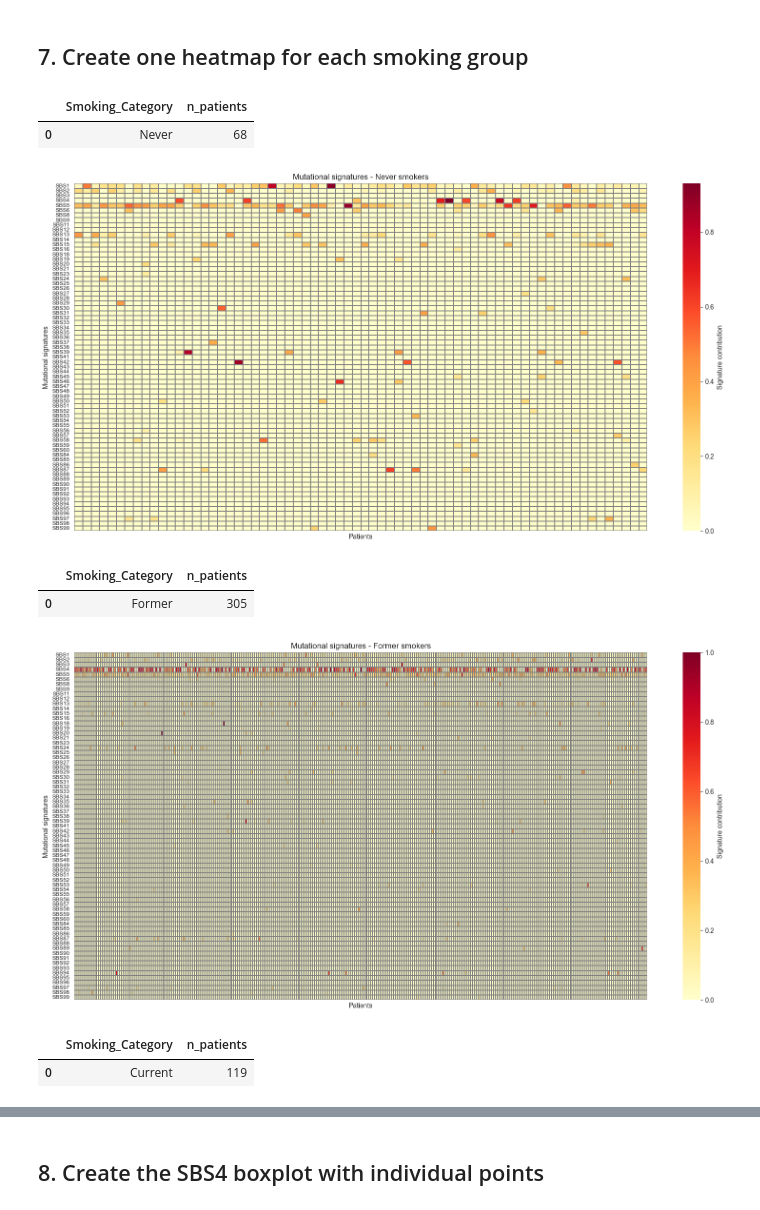
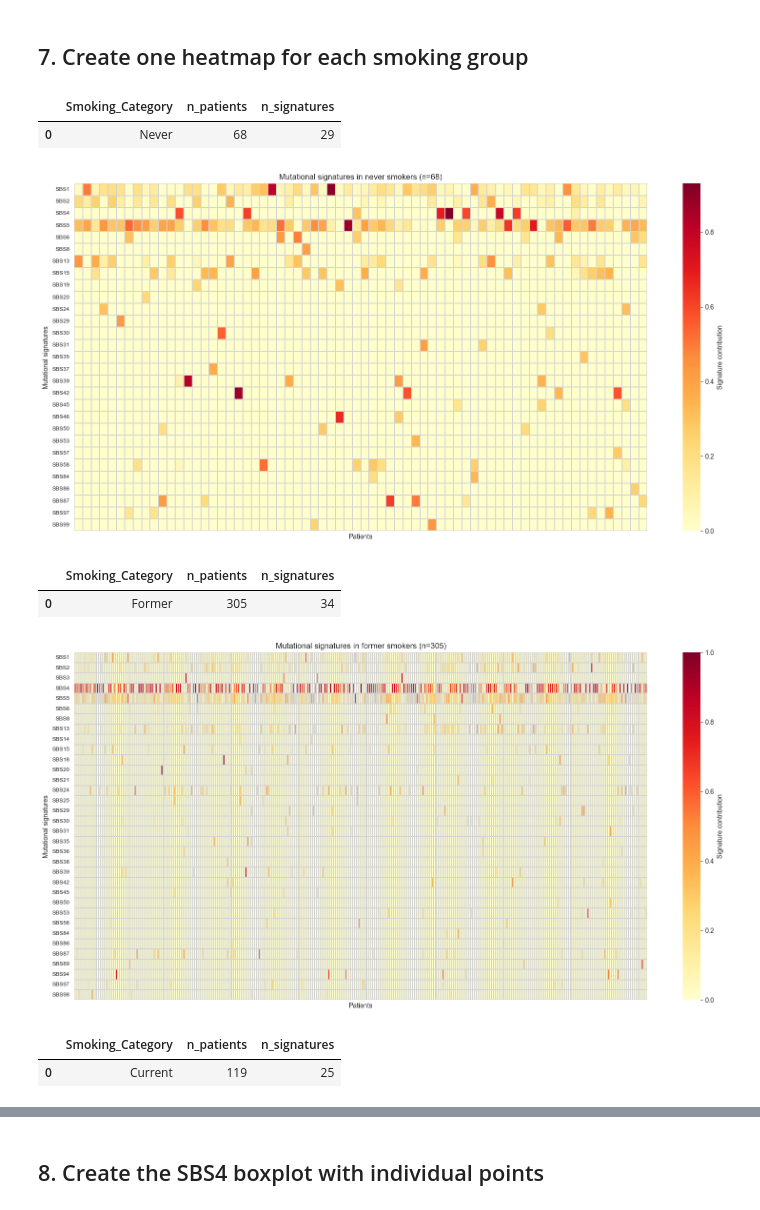
Before and after one commit to MiJen27/tcga-luad-smoking-signatures, a Jupyter notebook: 04_unsupervised_signature_plots.ipynb, the cells around one changed output, grey strips where cells are left out. Saved outputs shown, nothing was run; the diff lists cells and outputs as text; code cells hidden in the pictures.

```diff
--- a/04_unsupervised_signature_plots.ipynb
+++ b/04_unsupervised_signature_plots.ipynb
@@ -94,9 +94,11 @@ display(activities_df.iloc[:5, :10])
 # %% [markdown]
 ## 3. Create all sample heatmap
 # %%
+activities_df_clean = activities_df.loc[activities_df.fillna(0).sum(axis=1) > 0]
+
 plt.figure(figsize=(18, 8))
 ax = sns.heatmap(
-    activities_df.T,
+    activities_df_clean.T,
     cmap="YlOrRd",
     linewidths=0,
     xticklabels=False,
@@ -203,48 +205,56 @@ display(patient_level.iloc[:5, :12])
 # %% [markdown]
 ## 7. Create one heatmap for each smoking group
 # %%
+threshold = 0.2
+
 for category in ["Never", "Former", "Current"]:
     subset = patient_level[patient_level["Smoking_Category"] == category]
 
     if subset.empty:
         continue
 
     heatmap_data = subset[sbs_cols].T
     heatmap_data = heatmap_data.loc[:, heatmap_data.sum(axis=0) > 0]
 
+    # keep only signatures that are above threshold in at least one patient
+    heatmap_data = heatmap_data.loc[heatmap_data.max(axis=1) > threshold]
+
+    n_patients = heatmap_data.shape[1]
+
     display(
         pd.DataFrame({
             "Smoking_Category": [category],
-            "n_patients": [heatmap_data.shape[1]],
+            "n_patients": [n_patients],
+            "n_signatures": [heatmap_data.shape[0]],
         })
     )
 
     plt.figure(figsize=(16, 8))
     ax = sns.heatmap(
         heatmap_data,
         cmap="YlOrRd",
-        linewidths=0.2,
-        linecolor="gray",
+        linewidths=0.05,
+        linecolor="lightgray",
         cbar_kws={"label": "Signature contribution"},
         xticklabels=False,
         yticklabels=True,
     )
 
     ax.set_yticklabels(ax.get_yticklabels(), rotation=0, fontsize=8.5)
 
-    plt.title(f"Mutational signatures - {category} smokers")
+    plt.title(f"Mutational signatures in {category.lower()} smokers (n={n_patients})")
     plt.xlabel("Patients")
     plt.ylabel("Mutational signatures")
     plt.tight_layout()
 
-    plt.savefig(clinical_plots_dir / f"heatmap_{category}.png", dpi=300, bbox_inches="tight")
+    plt.savefig(clinical_plots_dir / f"heatmap_{category}.pdf", bbox_inches="tight")
     plt.show()
 # %% [output]
-|  | Smoking_Category | n_patients |
-| 0 | Never | 68 |
+|  | Smoking_Category | n_patients | n_signatures |
+| 0 | Never | 68 | 29 |
-[figure, old version]
+[figure, new version]
-|  | Smoking_Category | n_patients |
-| 0 | Former | 305 |
+|  | Smoking_Category | n_patients | n_signatures |
+| 0 | Former | 305 | 34 |
-[figure, old version]
+[figure, new version]
-|  | Smoking_Category | n_patients |
-| 0 | Current | 119 |
+|  | Smoking_Category | n_patients | n_signatures |
+| 0 | Current | 119 | 25 |
```
Also changed, not shown: parts of 2 cells of this notebook, 1 other file.
